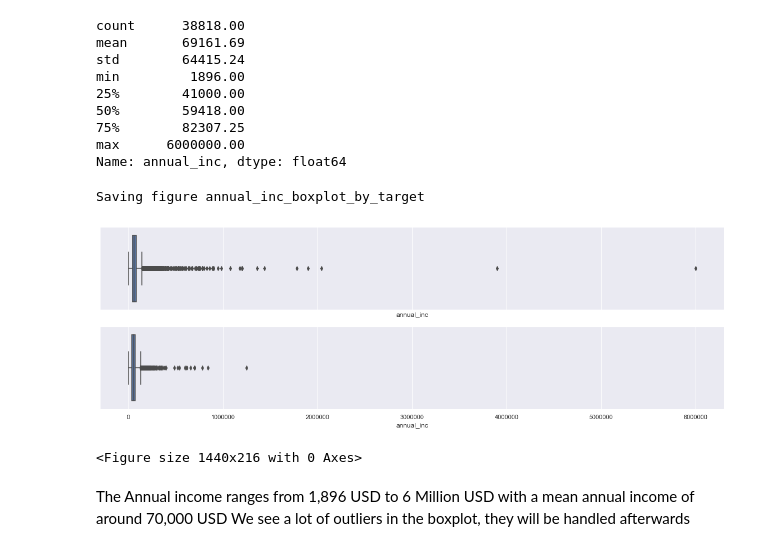
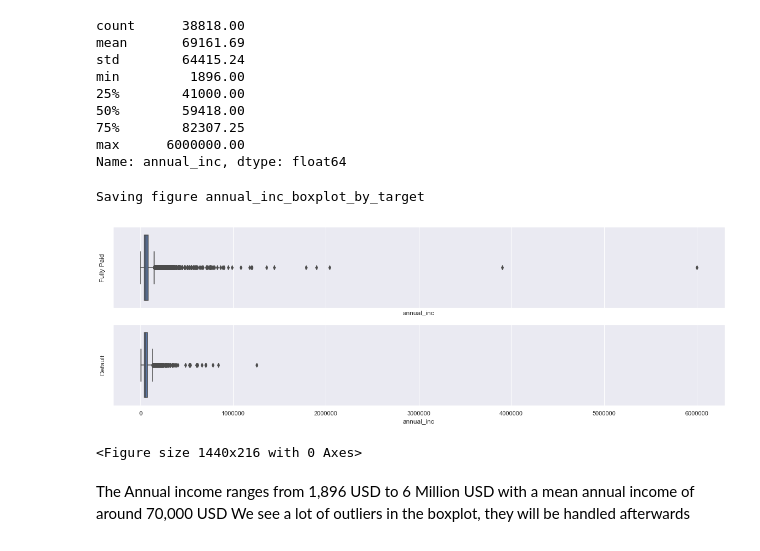
Before and after one commit to torben90/NF_Prj_LendingClub, a Jupyter notebook: LendingClub_Main.ipynb, the cells around one changed output. Saved outputs shown, nothing was run; the diff lists cells and outputs as text; code cells hidden in the pictures.

```diff
--- a/LendingClub_Main.ipynb
+++ b/LendingClub_Main.ipynb
@@ -754,12 +761,14 @@ Name: annual_inc, dtype: float64
 # %%
 fig, (ax1, ax2) = plt.subplots(2, 1, sharex=True, figsize=(20,6))
 plt.figure(figsize=(20,3))
 sns.boxplot(x='annual_inc',data=df_eda.query('target==1'),ax=ax1)
 sns.boxplot(x='annual_inc',data=df_eda.query('target==0'),ax=ax2)
+ax1.set_ylabel('Fully Paid')
+ax2.set_ylabel('Default')
 save_fig('eda','annual_inc_boxplot_by_target')
 # %% [output]
 Saving figure annual_inc_boxplot_by_target
-[figure, old version]
+[figure, new version]
 <Figure size 1440x216 with 0 Axes>
 # %% [markdown]
 The Annual income ranges from 1,896 USD to 6 Million USD with a mean annual income of around 70,000 USD
```
Also changed, not shown: parts of 6 cells of this notebook.
